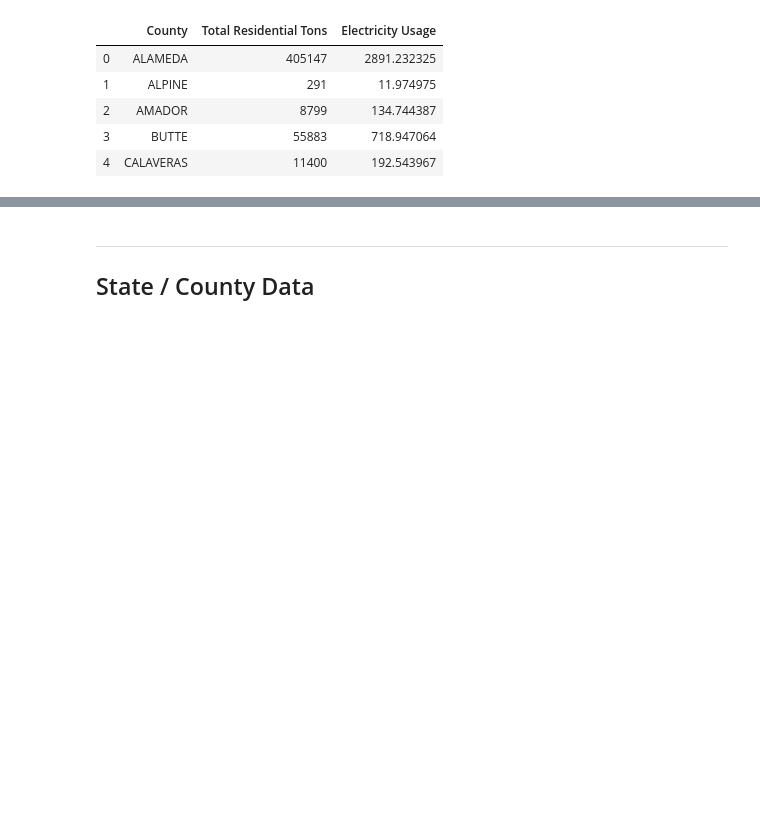
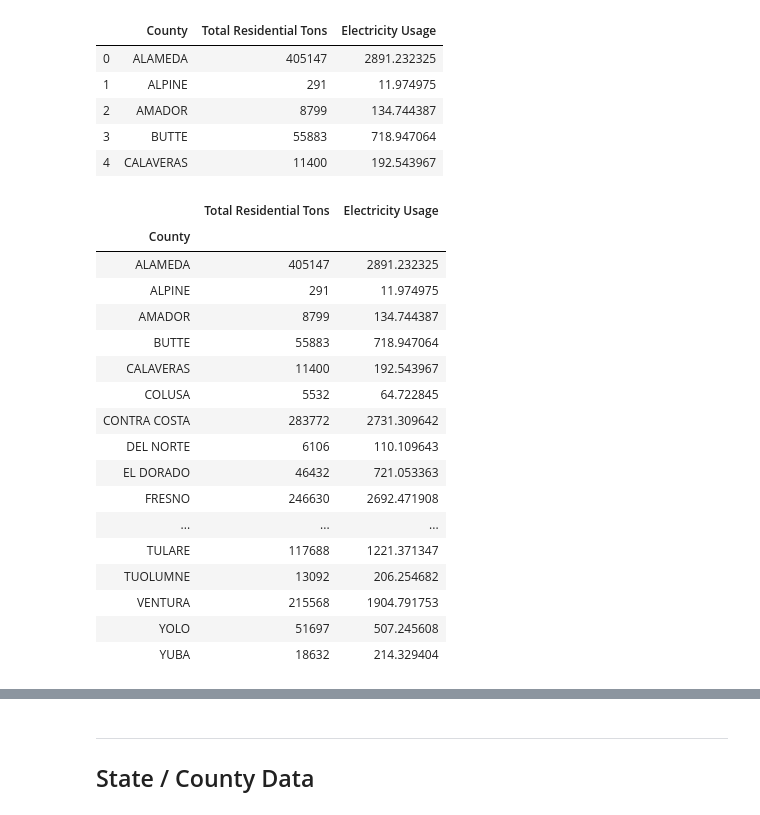
Before and after one commit to matthew-y-dong/ca-waste, a Jupyter notebook: eda/waste-data-eda.ipynb, the cells around one changed output, grey strips where cells are left out. Drawn from its saved outputs; the diff is of its cells as text; code cells hidden in the pictures; blank space fills up the shorter version.

```diff
--- a/eda/waste-data-eda.ipynb
+++ b/eda/waste-data-eda.ipynb
@@ -11,4 +20,25 @@ waste_electricity_df.head()
 | 2 | AMADOR | 8799 | 134.744387 |
 | 3 | BUTTE | 55883 | 718.947064 |
 | 4 | CALAVERAS | 11400 | 192.543967 |
+# %%
+waste_electricity_df.groupby("County").agg("mean")
+# %% [output]
+|  | Total Residential Tons | Electricity Usage |
+| County |  |  |
+| ALAMEDA | 405147 | 2891.232325 |
+| ALPINE | 291 | 11.974975 |
+| AMADOR | 8799 | 134.744387 |
+| BUTTE | 55883 | 718.947064 |
+| CALAVERAS | 11400 | 192.543967 |
+| COLUSA | 5532 | 64.722845 |
+| CONTRA COSTA | 283772 | 2731.309642 |
+| DEL NORTE | 6106 | 110.109643 |
+| EL DORADO | 46432 | 721.053363 |
+| FRESNO | 246630 | 2692.471908 |
+| ... | ... | ... |
+| TULARE | 117688 | 1221.371347 |
+| TUOLUMNE | 13092 | 206.254682 |
+| VENTURA | 215568 | 1904.791753 |
+| YOLO | 51697 | 507.245608 |
+| YUBA | 18632 | 214.329404 |
 # %%
```
Also changed, not shown: parts of 3 cells of this notebook, 1 other file.
